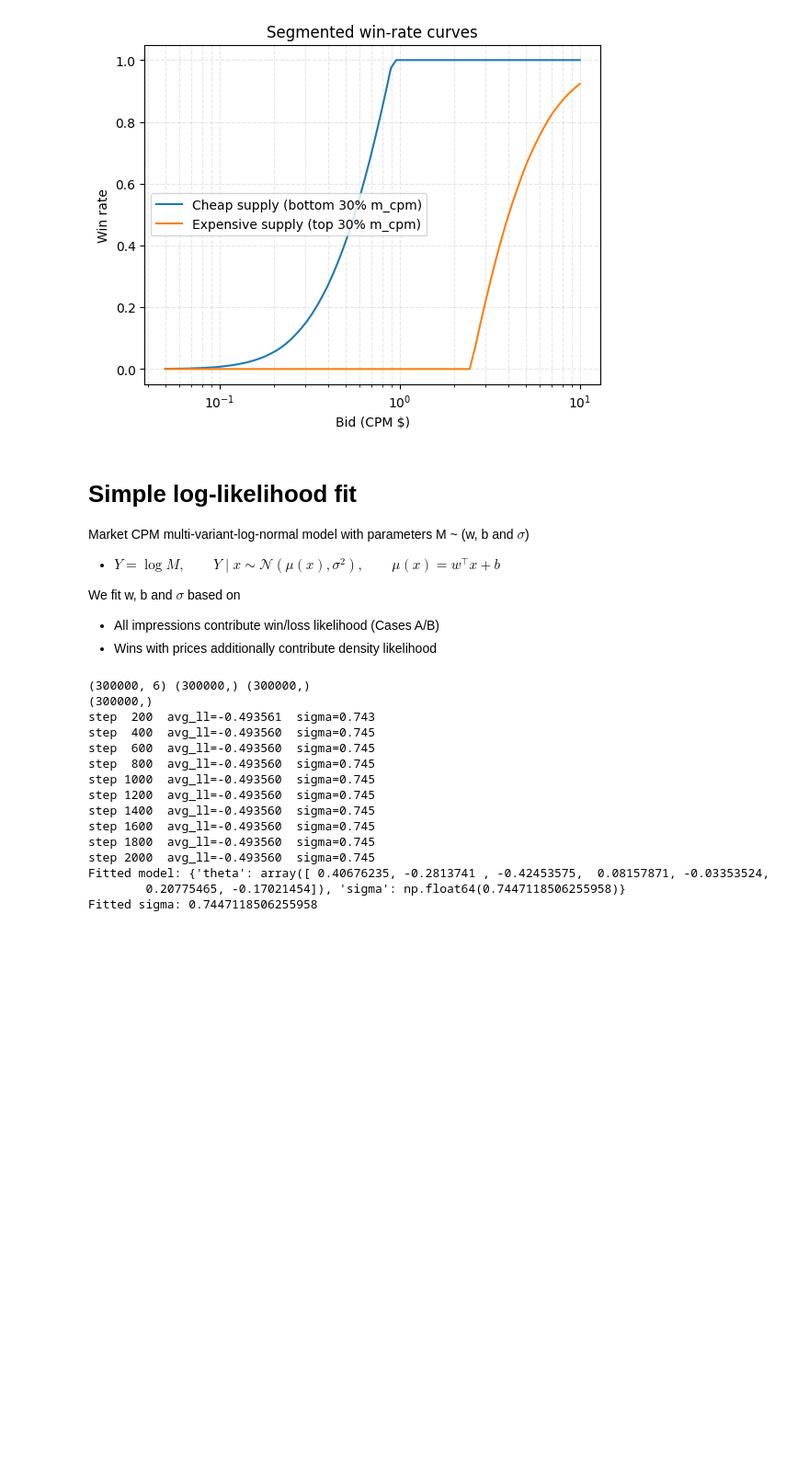
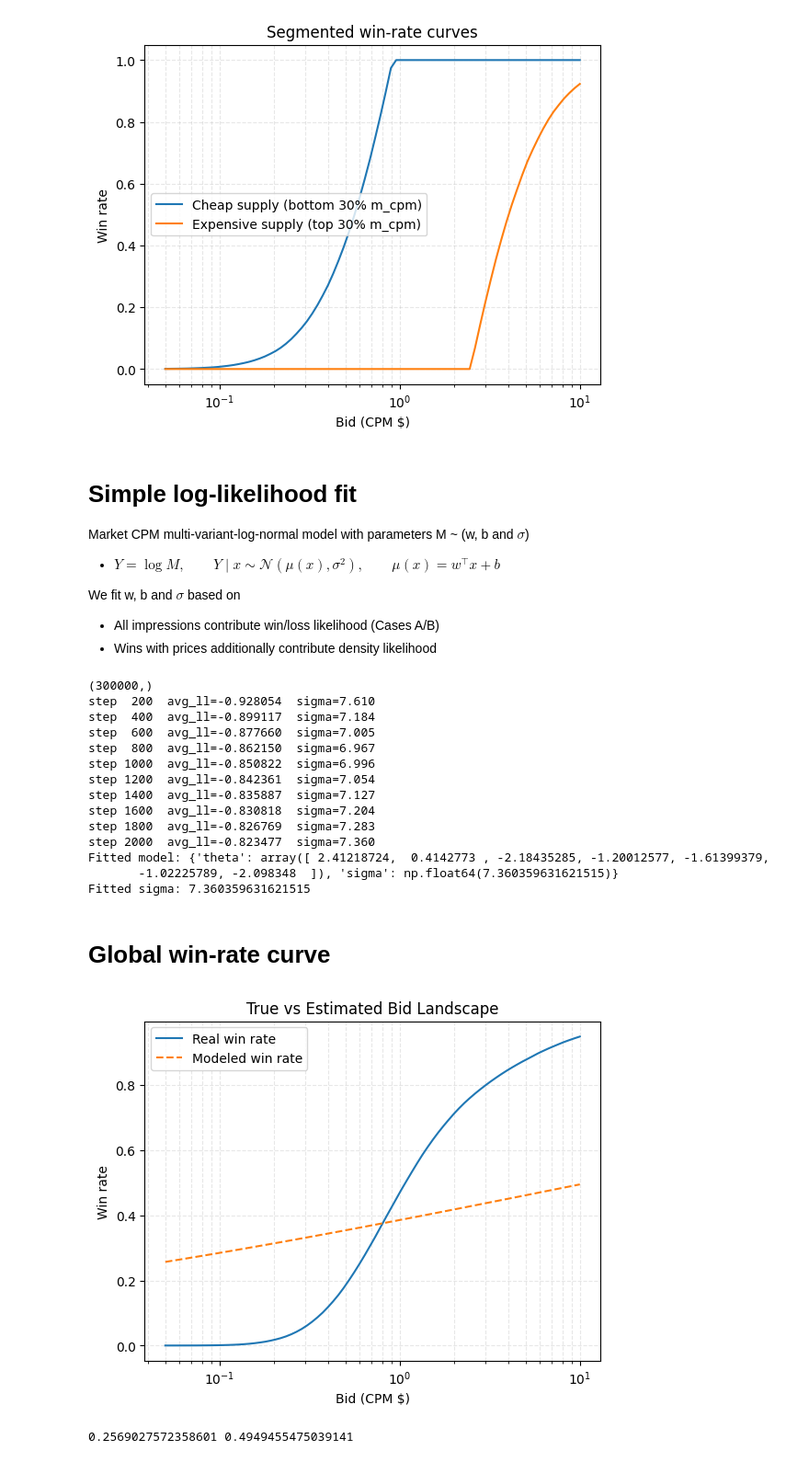
Before and after one commit to xuyang1220/bid-landscape, a Jupyter notebook: notebooks/bid_landsacpe.ipynb, the cells around one changed output. Shown at 92% size. Drawn from its saved outputs; the diff is of its cells as text; code cells hidden in the pictures; blank space fills up the shorter version.

Commit message:
Plot global modeled win rate curve. And start modeling mixed lognormal components.

```diff
--- a/notebooks/bid_landsacpe.ipynb
+++ b/notebooks/bid_landsacpe.ipynb
@@ -246,11 +341,12 @@ def fit_lognormal_censored(
         # log f_Y(y) = -log sigma + log phi((y-mu)/sigma)
         # where zy = (y - mu)/sigma
         if has_price.any():
-            zy = (y[has_price] - mu[has_price]) / sigma
+            idx = np.where(has_price)[0]
+            zy = (y[idx] - mu[idx]) / sigma
             # d/dmu: +(zy / sigma)
-            dL_dmu[has_price] += (zy / sigma)
+            dL_dmu[idx] += zy / sigma
             # d/dsigma: (-1/sigma) + (zy^2 / sigma)
-            dL_dsigma[has_price] += (-1/sigma) + (zy**2 / sigma)
+            dL_dsigma[idx] += (-1/sigma) + (zy**2 / sigma)
 
         # Convert to gradients for theta and log_sigma
         # mu = X1 theta  => dL/dtheta = X1^T dL/dmu
@@ -287,11 +403,4 @@ def fit_lognormal_censored(
 # %%
-sim = simulate_market_cpm(n=300_000, d=6, seed=7, bid_cpm_min=0.05, bid_cpm_max=10.0)
-X = sim["X"]
-bid = sim["bid_cpm"]
-win = sim["win"].astype(np.int8)
-
-print(X.shape, bid.shape, win.shape)
-
 # Observe price only for some wins (e.g., 30% of wins)
 rng = np.random.default_rng(0)
 win_price = np.full_like(bid, np.nan, dtype=float)
@@ -303,18 +412,52 @@ fit = fit_lognormal_censored(X, bid, win, win_price_cpm=win_price, lr=0.08, step
 print("Fitted model:", fit)
 print("Fitted sigma:", fit["sigma"])
 # %% [output]
-(300000, 6) (300000,) (300000,)
 (300000,)
-step  200  avg_ll=-0.493561  sigma=0.743
-step  400  avg_ll=-0.493560  sigma=0.745
-step  600  avg_ll=-0.493560  sigma=0.745
-step  800  avg_ll=-0.493560  sigma=0.745
-step 1000  avg_ll=-0.493560  sigma=0.745
-step 1200  avg_ll=-0.493560  sigma=0.745
-step 1400  avg_ll=-0.493560  sigma=0.745
-step 1600  avg_ll=-0.493560  sigma=0.745
-step 1800  avg_ll=-0.493560  sigma=0.745
-step 2000  avg_ll=-0.493560  sigma=0.745
-Fitted model: {'theta': array([ 0.40676235, -0.2813741 , -0.42453575,  0.08157871, -0.03353524,
-        0.20775465, -0.17021454]), 'sigma': np.float64(0.7447118506255958)}
-Fitted sigma: 0.7447118506255958
+step  200  avg_ll=-0.928054  sigma=7.610
+step  400  avg_ll=-0.899117  sigma=7.184
+step  600  avg_ll=-0.877660  sigma=7.005
+step  800  avg_ll=-0.862150  sigma=6.967
+step 1000  avg_ll=-0.850822  sigma=6.996
+step 1200  avg_ll=-0.842361  sigma=7.054
+step 1400  avg_ll=-0.835887  sigma=7.127
+step 1600  avg_ll=-0.830818  sigma=7.204
+step 1800  avg_ll=-0.826769  sigma=7.283
+step 2000  avg_ll=-0.823477  sigma=7.360
+Fitted model: {'theta': array([ 2.41218724,  0.4142773 , -2.18435285, -1.20012577, -1.61399379,
+       -1.02225789, -2.098348  ]), 'sigma': np.float64(7.360359631621515)}
+Fitted sigma: 7.360359631621515
+# %% [markdown]
+# Global win-rate curve
+# %%
+def predict_winrate(fit, X, bid_grid_cpm):
+    n, d = X.shape
+    X1 = np.concatenate([np.ones((n,1)), X], axis=1)
+    mu = X1 @ fit["theta"]
+    sigma = fit["sigma"]
+    t = np.log(bid_grid_cpm[None, :])
+    z = (t - mu[:, None]) / sigma
+    Phi = normal_cdf(z)
+    return Phi.mean(axis=0)  # average over X
+
+bids = np.geomspace(0.05, 10.0, 80)
+wr_hat = predict_winrate(fit, X[:50_000], bids)  # use a sample
+# %%
+plt.figure()
+plt.semilogx(bids, win_rate, label="Real win rate")
+plt.semilogx(bids, wr_hat, label="Modeled win rate", linestyle="--")
+plt.xlabel("Bid (CPM $)")
+plt.ylabel("Win rate")
+plt.title("True vs Estimated Bid Landscape")
+plt.grid(True, which="both", ls="--", alpha=0.3)
+plt.legend()
+plt.show()
+
+# print(wr_hat.shape)
+# print(win_rate.shape)
+# dis = np.linalg.norm(win_rate-wr_hat, ord=2)
+# err_percentage = 2*dis/(np.linalg.norm(win_rate) + np.linalg.norm(wr_hat))
+# print(dis)
+# print(err_percentage)
+# %% [output]
+[figure, added]
+0.2569027572358601 0.4949455475039141
```
Also changed, not shown: parts of 4 cells of this notebook.
